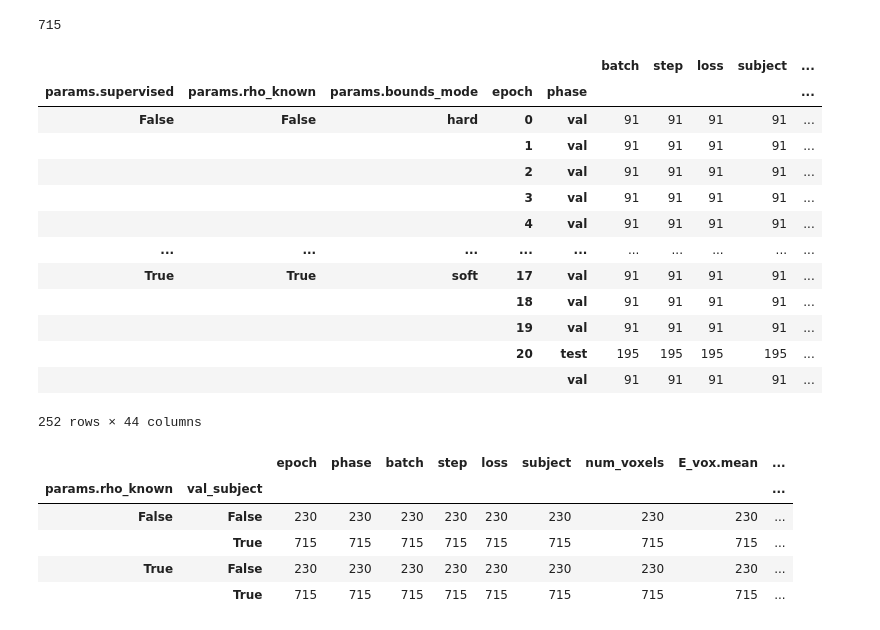
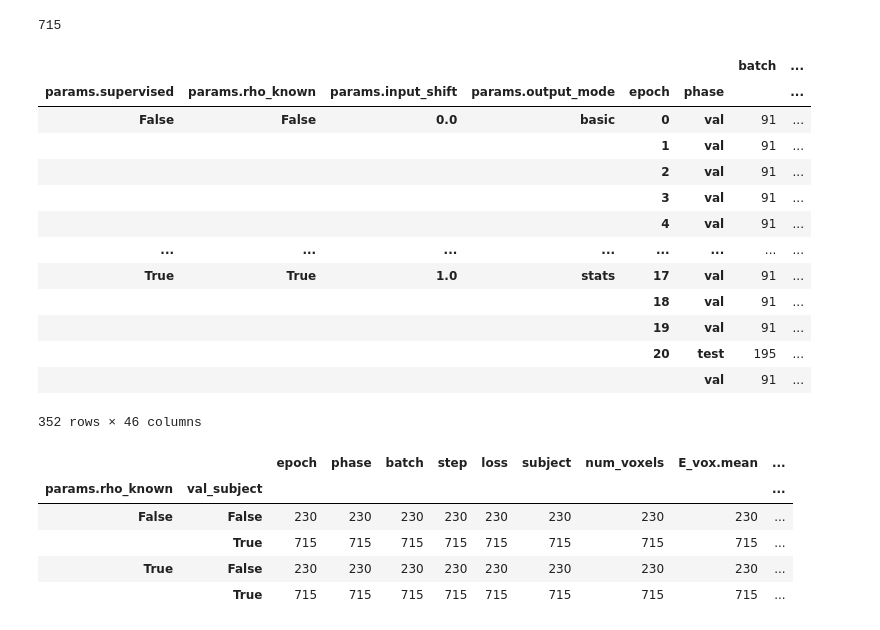
Before and after one commit to mattragoza/lung-project, a Jupyter notebook: notebooks/shapenet/32-training-experiment-new.ipynb, the cells around one changed output. Cells and saved outputs as stored; diff of their text form; code cells hidden in the pictures.

```diff
--- a/notebooks/shapenet/32-training-experiment-new.ipynb
+++ b/notebooks/shapenet/32-training-experiment-new.ipynb
@@ -406,22 +486,22 @@ len(train_set1) + len(val_set1)
 # %% [output]
 715
 # %%
-ex_df_t.groupby(['params.supervised', 'params.rho_known', 'params.bounds_mode', 'epoch', 'phase']).count()
+ex_df_t.groupby(['params.supervised', 'params.rho_known', 'params.input_shift', 'params.output_mode', 'epoch', 'phase']).count()
 # %% [output]
-|  |  |  |  |  | batch | step | loss | subject | ... |
-| params.supervised | params.rho_known | params.bounds_mode | epoch | phase |  |  |  |  | ... |
-| False | False | hard | 0 | val | 91 | 91 | 91 | 91 | ... |
-|  |  |  | 1 | val | 91 | 91 | 91 | 91 | ... |
-|  |  |  | 2 | val | 91 | 91 | 91 | 91 | ... |
-|  |  |  | 3 | val | 91 | 91 | 91 | 91 | ... |
-|  |  |  | 4 | val | 91 | 91 | 91 | 91 | ... |
-| ... | ... | ... | ... | ... | ... | ... | ... | ... | ... |
-| True | True | soft | 17 | val | 91 | 91 | 91 | 91 | ... |
-|  |  |  | 18 | val | 91 | 91 | 91 | 91 | ... |
-|  |  |  | 19 | val | 91 | 91 | 91 | 91 | ... |
-|  |  |  | 20 | test | 195 | 195 | 195 | 195 | ... |
-|  |  |  |  | val | 91 | 91 | 91 | 91 | ... |
+|  |  |  |  |  |  | batch | ... |
+| params.supervised | params.rho_known | params.input_shift | params.output_mode | epoch | phase |  | ... |
+| False | False | 0.0 | basic | 0 | val | 91 | ... |
+|  |  |  |  | 1 | val | 91 | ... |
+|  |  |  |  | 2 | val | 91 | ... |
+|  |  |  |  | 3 | val | 91 | ... |
+|  |  |  |  | 4 | val | 91 | ... |
+| ... | ... | ... | ... | ... | ... | ... | ... |
+| True | True | 1.0 | stats | 17 | val | 91 | ... |
+|  |  |  |  | 18 | val | 91 | ... |
+|  |  |  |  | 19 | val | 91 | ... |
+|  |  |  |  | 20 | test | 195 | ... |
+|  |  |  |  |  | val | 91 | ... |
-252 rows × 44 columns
+352 rows × 46 columns
 # %%
 ex_df_o['val_subject'] = ~ex_df_o['params.subject'].isin(test_set1 | bad_set)
 
```
Also changed, not shown: parts of 8 cells of this notebook, 4 other files.
